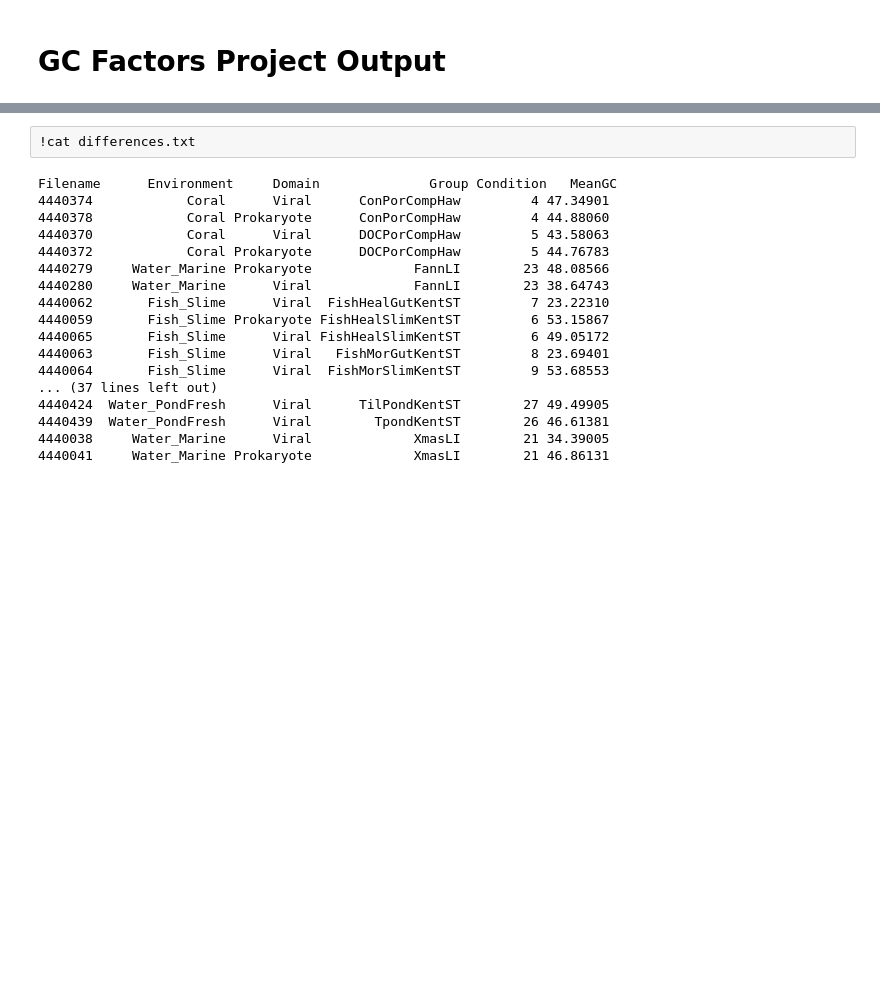
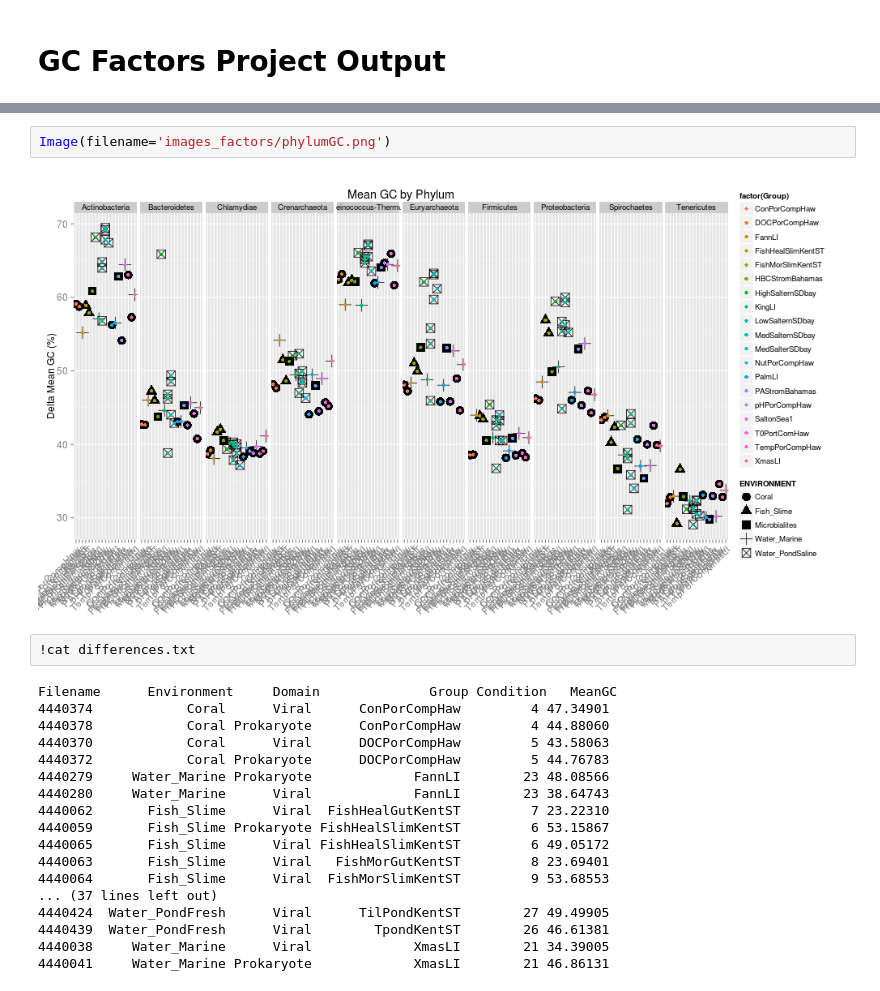
Before and after one commit to errcricket/GCProject_Output, a Jupyter notebook: GC_Factors.ipynb, the cells around one changed output, grey strips where cells are left out. Drawn from its saved outputs; the diff is of its cells as text; blank space fills up the shorter version.

```diff
--- a/GC_Factors.ipynb
+++ b/GC_Factors.ipynb
@@ -8,3 +13,7 @@ Image(filename='images_factors/PV_differences.png')
+# %%
+Image(filename='images_factors/phylumGC.png')
+# %% [output]
+[figure, added]
 # %%
 !cat differences.txt
 # %% [output]
```
Also changed, not shown: parts of 15 cells of this notebook.
